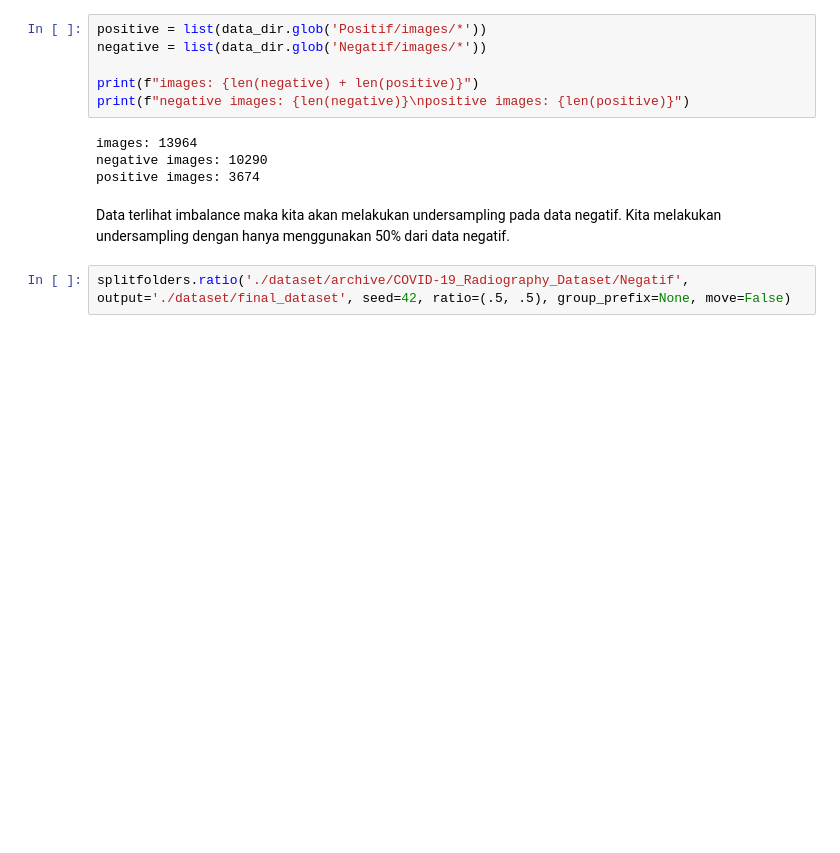
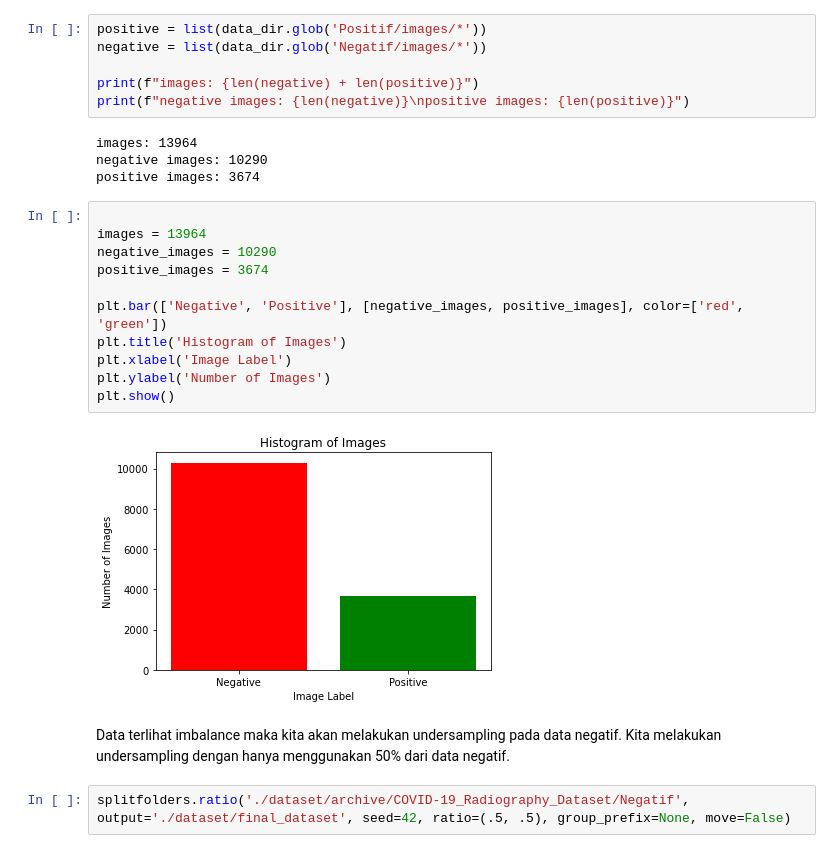
Before and after one commit to jon-mun/cnn-covid-19-detection, a Jupyter notebook: tugas2.ipynb, the cells around one changed output. Saved outputs shown, nothing was run; the diff lists cells and outputs as text; blank space fills up the shorter version.

```diff
--- a/tugas2.ipynb
+++ b/tugas2.ipynb
@@ -74,6 +74,19 @@ print(f"negative images: {len(negative)}\npositive images: {len(positive)}")
 images: 13964
 negative images: 10290
 positive images: 3674
+# %%
+
+images = 13964
+negative_images = 10290
+positive_images = 3674
+
+plt.bar(['Negative', 'Positive'], [negative_images, positive_images], color=['red', 'green'])
+plt.title('Histogram of Images')
+plt.xlabel('Image Label')
+plt.ylabel('Number of Images')
+plt.show()
+# %% [output]
+[figure, added]
 # %% [markdown]
 Data terlihat imbalance maka kita akan melakukan undersampling pada data negatif. Kita melakukan undersampling dengan hanya menggunakan 50% dari data negatif.
 # %%
```
Also changed, not shown: 5 other files.
